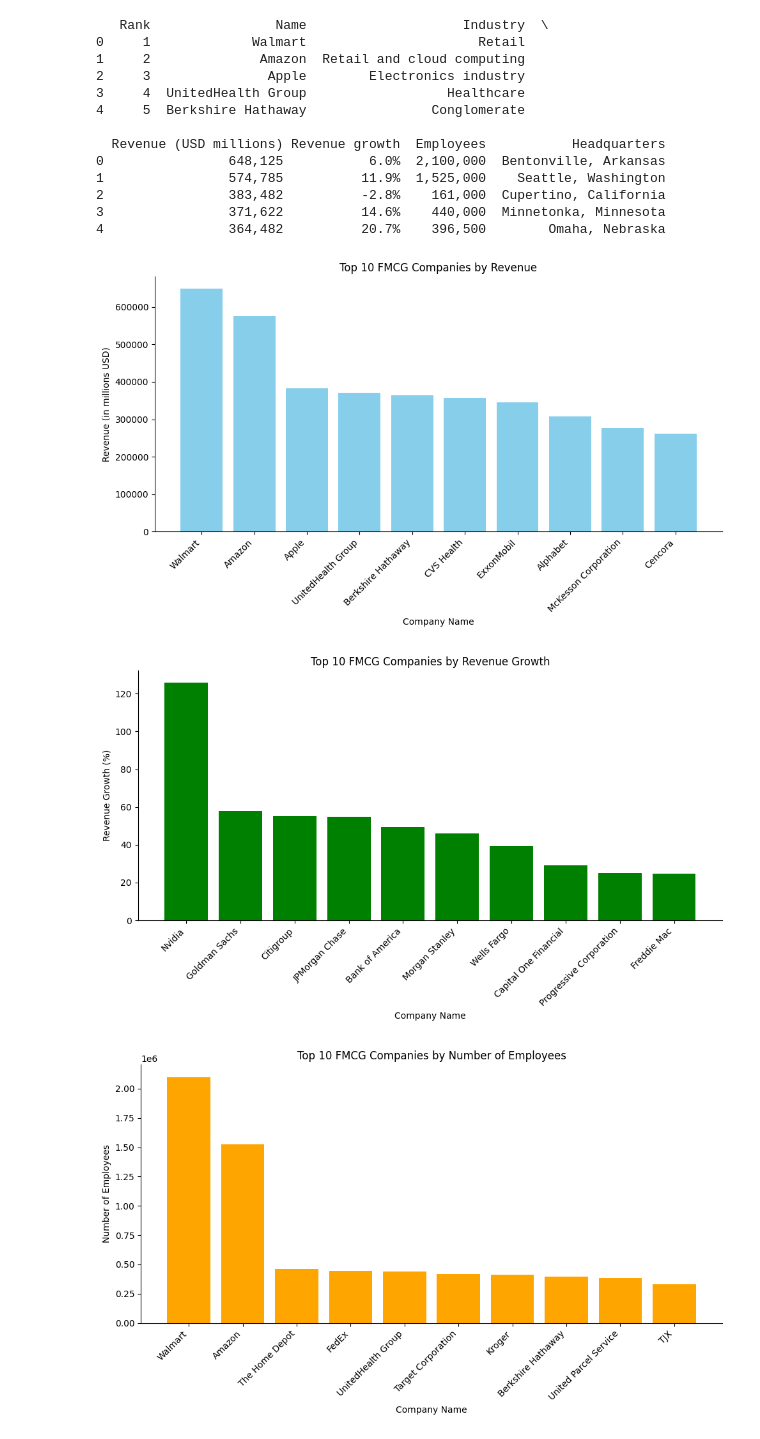
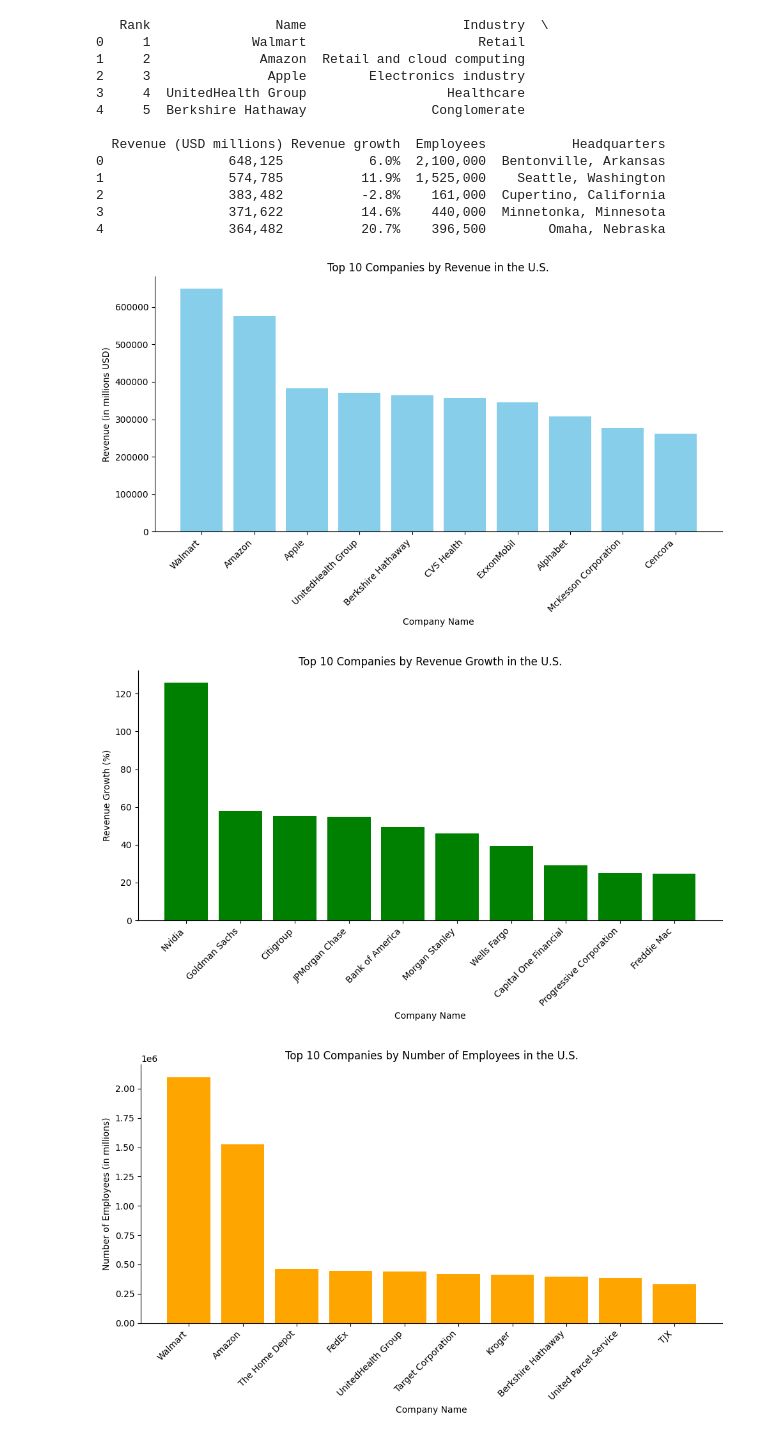
Before and after one commit to ChandraPC3000/Codveda-Data-Science-Internship, a Jupyter notebook: Task_1_Level_1_(Basic).ipynb, the cells around one changed output. Cells and saved outputs as stored; diff of their text form; code cells hidden in the pictures.

```diff
--- a/Task_1_Level_1_(Basic).ipynb
+++ b/Task_1_Level_1_(Basic).ipynb
@@ -224,6 +224,6 @@ df.to_csv('all_fmcg_companies_by_revenue.csv', index=False)  # Save to CSV witho
 # %%
 # Part 2: Reading the saved CSV file
-df = pd.read_csv('all_fmcg_companies_by_revenue.csv')  # Read the data from the saved CSV file
+df = pd.read_csv('all_us_companies_by_revenue.csv')  # Read the data from the saved CSV file
 print(df.head())  # Display the first 5 rows to verify the data is loaded correctly
 # %% [output]
    Rank                Name                    Industry  \
@@ -260,7 +260,7 @@ plt.gca().spines['right'].set_visible(False)
 # Add labels and a title to the plot
 plt.xlabel('Company Name')  # X-axis label
 plt.ylabel('Revenue (in millions USD)')  # Y-axis label
-plt.title('Top 10 FMCG Companies by Revenue')  # Plot title
+plt.title('Top 10 Companies by Revenue in the U.S.')  # Plot title
 
 # Rotate the x-axis labels for better readability
 plt.xticks(rotation=45, ha='right')
@@ -269,7 +269,7 @@ plt.xticks(rotation=45, ha='right')
 plt.tight_layout()  # Adjust the layout to ensure nothing is cut off
 plt.show()  # Show the plot
 # %% [output]
-[figure, old version]
+[figure, new version]
 # %%
 # Part 4: Data Visualization - Revenue Growth
 
@@ -291,7 +291,7 @@ plt.gca().spines['right'].set_visible(False)
 # Add labels and a title to the plot
 plt.xlabel('Company Name')  # X-axis label
 plt.ylabel('Revenue Growth (%)')  # Y-axis label
-plt.title('Top 10 FMCG Companies by Revenue Growth')  # Plot title
+plt.title('Top 10 Companies by Revenue Growth in the U.S.')  # Plot title
 
 # Rotate the x-axis labels for better readability
 plt.xticks(rotation=45, ha='right')
@@ -300,35 +300,35 @@ plt.xticks(rotation=45, ha='right')
 plt.tight_layout()  # Adjust the layout to ensure nothing is cut off
 plt.show()  # Show the plot
 # %% [output]
-[figure, old version]
+[figure, new version]
 # %%
 # Part 5: Data Visualization - Employees
 
 # Clean up the 'Employees' column by removing commas and converting it to numeric
 df['Employees'] = df['Employees'].replace({',': ''}, regex=True).astype(float)
 
 # Sort the DataFrame by 'Employees' in descending order and select the top 10
 df_top_10_employees = df.sort_values(by='Employees', ascending=False).head(10)
 
 # Create a bar plot for the number of employees
 plt.figure(figsize=(10, 6))
 plt.bar(df_top_10_employees['Name'], df_top_10_employees['Employees'], color='orange')  # Create a bar plot
 
 # Remove gridlines and top/right borders
 plt.grid(False)
 plt.gca().spines['top'].set_visible(False)
 plt.gca().spines['right'].set_visible(False)
 
 # Add labels and a title to the plot
 plt.xlabel('Company Name')  # X-axis label
-plt.ylabel('Number of Employees')  # Y-axis label
-plt.title('Top 10 FMCG Companies by Number of Employees')  # Plot title
+plt.ylabel('Number of Employees (in millions)')  # Y-axis label
+plt.title('Top 10 Companies by Number of Employees in the U.S.')  # Plot title
 
 # Rotate the x-axis labels for better readability
 plt.xticks(rotation=45, ha='right')
 
 # Display the plot
 plt.tight_layout()  # Adjust the layout to ensure nothing is cut off
 plt.show()  # Show the plot
 # %% [output]
-[figure, old version]
+[figure, new version]
```
Also changed, not shown: parts of 3 cells of this notebook.
